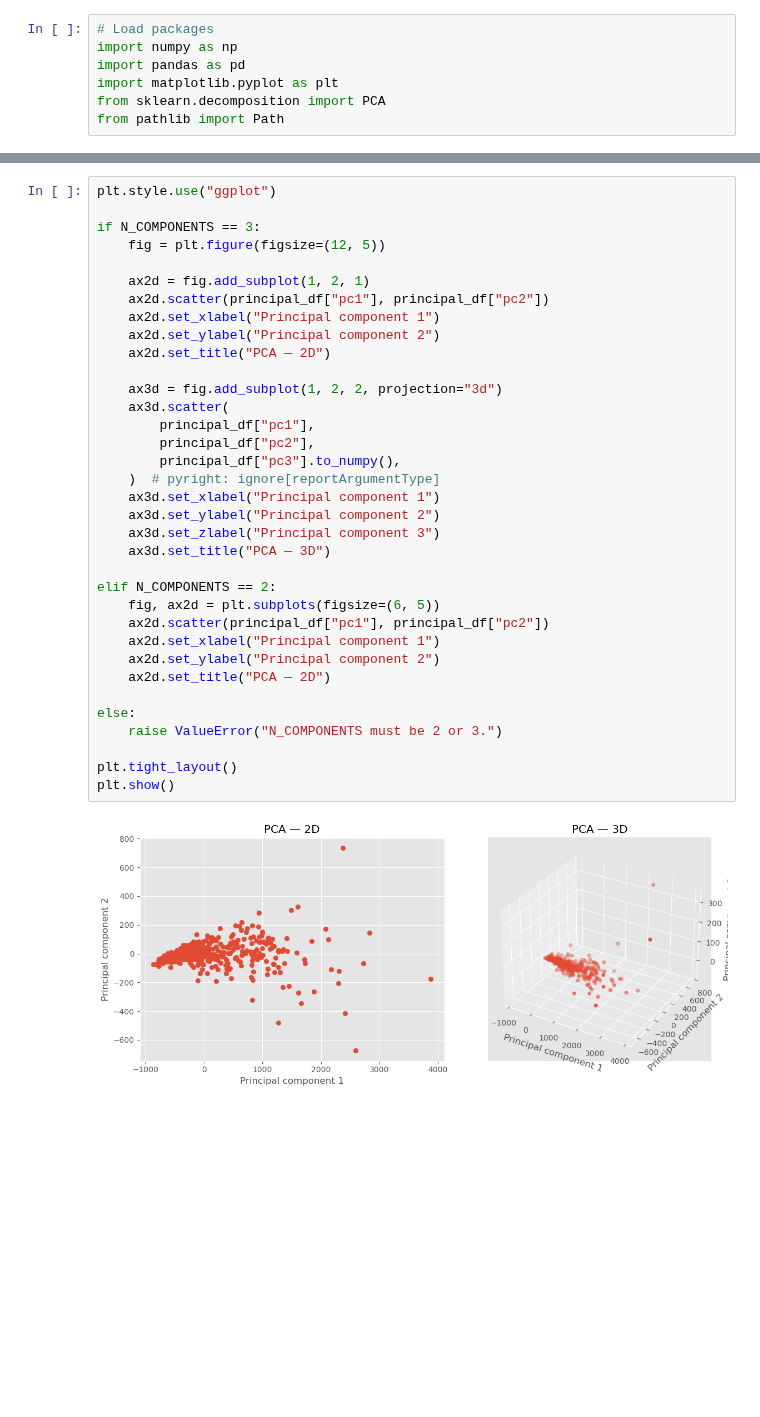
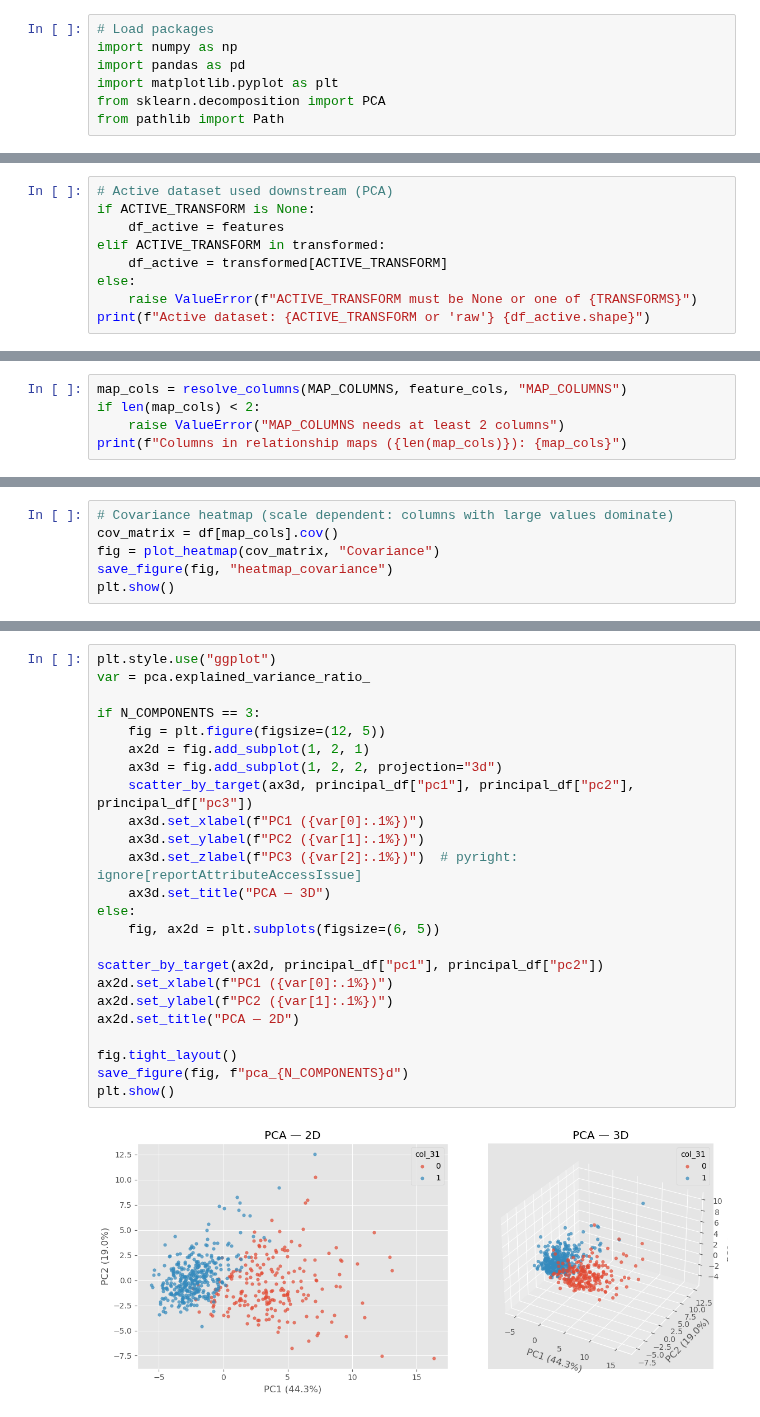
Before and after one commit to Telmo-Claro/ds_toolkit, a Jupyter notebook: main.ipynb, the cells around one changed output, grey strips where cells are left out. Cells and saved outputs as stored; diff of their text form; blank space fills up the shorter version.

```diff
--- a/main.ipynb
+++ b/main.ipynb
@@ -167,0 +378,9 @@ if y is not None:
+# %%
+# Active dataset used downstream (PCA)
+if ACTIVE_TRANSFORM is None:
+    df_active = features
+elif ACTIVE_TRANSFORM in transformed:
+    df_active = transformed[ACTIVE_TRANSFORM]
+else:
+    raise ValueError(f"ACTIVE_TRANSFORM must be None or one of {TRANSFORMS}")
+print(f"Active dataset: {ACTIVE_TRANSFORM or 'raw'} {df_active.shape}")
@@ -167,0 +605,5 @@ if y is not None:
+# %%
+map_cols = resolve_columns(MAP_COLUMNS, feature_cols, "MAP_COLUMNS")
+if len(map_cols) < 2:
+    raise ValueError("MAP_COLUMNS needs at least 2 columns")
+print(f"Columns in relationship maps ({len(map_cols)}): {map_cols}")
@@ -167,0 +620,6 @@ if y is not None:
+# %%
+# Covariance heatmap (scale dependent: columns with large values dominate)
+cov_matrix = df[map_cols].cov()
+fig = plot_heatmap(cov_matrix, "Covariance")
+save_figure(fig, "heatmap_covariance")
+plt.show()
@@ -177,37 +694,26 @@ principal_df.head()
 # %%
 plt.style.use("ggplot")
+var = pca.explained_variance_ratio_
 
 if N_COMPONENTS == 3:
     fig = plt.figure(figsize=(12, 5))
+    ax2d = fig.add_subplot(1, 2, 1)
+    ax3d = fig.add_subplot(1, 2, 2, projection="3d")
+    scatter_by_target(ax3d, principal_df["pc1"], principal_df["pc2"], principal_df["pc3"])
+    ax3d.set_xlabel(f"PC1 ({var[0]:.1%})")
+    ax3d.set_ylabel(f"PC2 ({var[1]:.1%})")
+    ax3d.set_zlabel(f"PC3 ({var[2]:.1%})")  # pyright: ignore[reportAttributeAccessIssue]
+    ax3d.set_title("PCA — 3D")
+else:
+    fig, ax2d = plt.subplots(figsize=(6, 5))
 
-    ax2d = fig.add_subplot(1, 2, 1)
-    ax2d.scatter(principal_df["pc1"], principal_df["pc2"])
-    ax2d.set_xlabel("Principal component 1")
-    ax2d.set_ylabel("Principal component 2")
-    ax2d.set_title("PCA — 2D")
+scatter_by_target(ax2d, principal_df["pc1"], principal_df["pc2"])
+ax2d.set_xlabel(f"PC1 ({var[0]:.1%})")
+ax2d.set_ylabel(f"PC2 ({var[1]:.1%})")
+ax2d.set_title("PCA — 2D")
 
-    ax3d = fig.add_subplot(1, 2, 2, projection="3d")
-    ax3d.scatter(
-        principal_df["pc1"],
-        principal_df["pc2"],
-        principal_df["pc3"].to_numpy(),
-    )  # pyright: ignore[reportArgumentType]
-    ax3d.set_xlabel("Principal component 1")
-    ax3d.set_ylabel("Principal component 2")
-    ax3d.set_zlabel("Principal component 3")
-    ax3d.set_title("PCA — 3D")
-
-elif N_COMPONENTS == 2:
-    fig, ax2d = plt.subplots(figsize=(6, 5))
-    ax2d.scatter(principal_df["pc1"], principal_df["pc2"])
-    ax2d.set_xlabel("Principal component 1")
-    ax2d.set_ylabel("Principal component 2")
-    ax2d.set_title("PCA — 2D")
-
-else:
-    raise ValueError("N_COMPONENTS must be 2 or 3.")
-
-plt.tight_layout()
+fig.tight_layout()
+save_figure(fig, f"pca_{N_COMPONENTS}d")
 plt.show()
 # %% [output]
-[figure, old version]
+[figure, new version]
```
Also changed, not shown: parts of 84 cells of this notebook.
